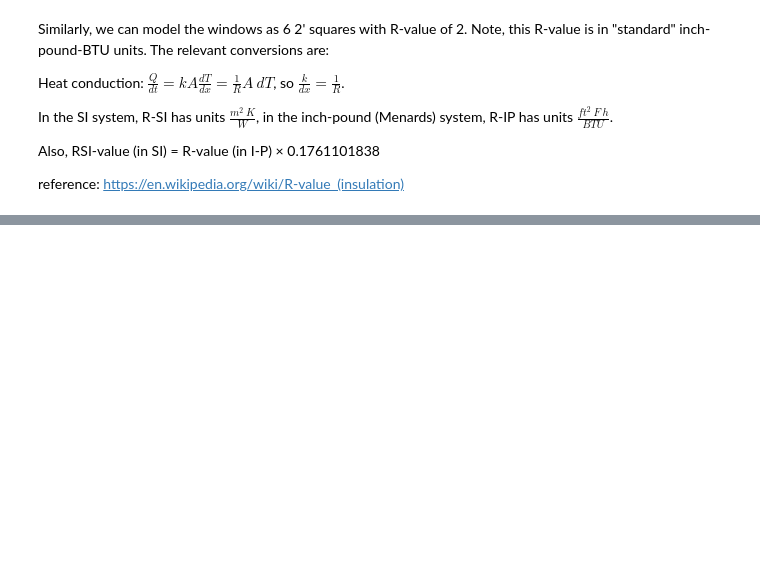
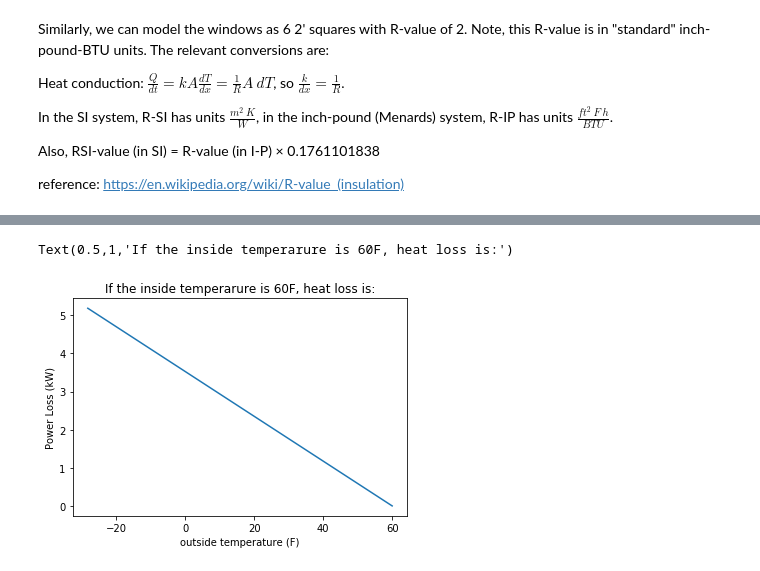
Before and after one commit to ntmoore/physics320_fall2018, a Jupyter notebook: Garage walls calculation.ipynb, the cells around one changed output, grey strips where cells are left out. Saved outputs shown, nothing was run; the diff lists cells and outputs as text; code cells hidden in the pictures; blank space fills up the shorter version.

```diff
--- a/Garage walls calculation.ipynb
+++ b/Garage walls calculation.ipynb
@@ -85,0 +250,8 @@ reference: https://en.wikipedia.org/wiki/R-value_(insulation)
+# %%
+plt.plot(TF_out_vals,P_vals_kW)
+plt.xlabel("outside temperature (F)")
+plt.ylabel("Power Loss (kW)")
+plt.title("If the inside temperarure is 60F, heat loss is:")
+# %% [output]
+Text(0.5,1,'If the inside temperarure is 60F, heat loss is:')
+[figure, added]
```
Also changed, not shown: parts of 26 cells of this notebook.
